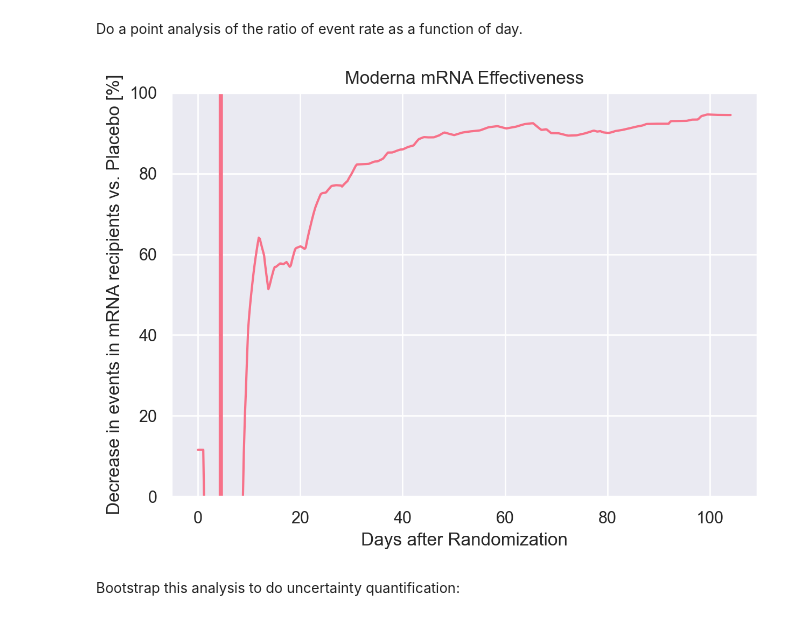
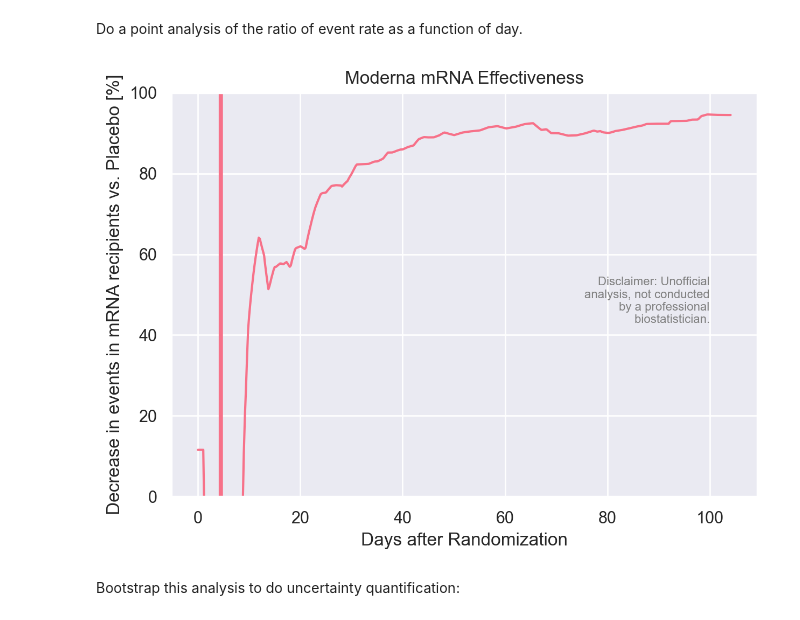
Before and after one commit to peterdsharpe/ModernaVaccineEffectiveness, a Jupyter notebook: analysis.ipynb, the cells around one changed output. Cells and saved outputs as stored; diff of their text form; code cells hidden in the pictures.

Commit message:
add disclaimers

```diff
--- a/analysis.ipynb
+++ b/analysis.ipynb
@@ -92,20 +92,36 @@ data_range = (
 # %% [markdown]
 Do a point analysis of the ratio of event rate as a function of day.
 # %%
+def add_disclaimer():
+    plt.text(
+        100, 50,
+        """
+        Disclaimer: Unofficial
+        analysis, not conducted
+        by a professional
+        biostatistician.""",
+        ha="right",
+        va="center",
+        color="gray",
+        fontsize=8,
+        wrap=True
+    )
+
 days = np.linspace(*data_range, 500)
 
 effectiveness = 1 - mrna_incidence(days) / placebo_incidence(days)
 
 fig, ax = plt.subplots(1, 1, figsize=(6.4, 4.8), dpi=200)
 plt.plot(days, effectiveness* 100)
 plt.ylim(0, 100)
 plt.xlabel(r"Days after Randomization")
 plt.ylabel(r"Decrease in events in mRNA recipients vs. Placebo [%]")
 plt.title(r"Moderna mRNA Effectiveness")
+add_disclaimer()
 plt.tight_layout()
 plt.show()
 # %% [output]
-[figure, old version]
+[figure, new version]
 # %% [markdown]
 Bootstrap this analysis to do uncertainty quantification:
 # %%
```
Also changed, not shown: parts of 3 cells of this notebook, 2 other files.
